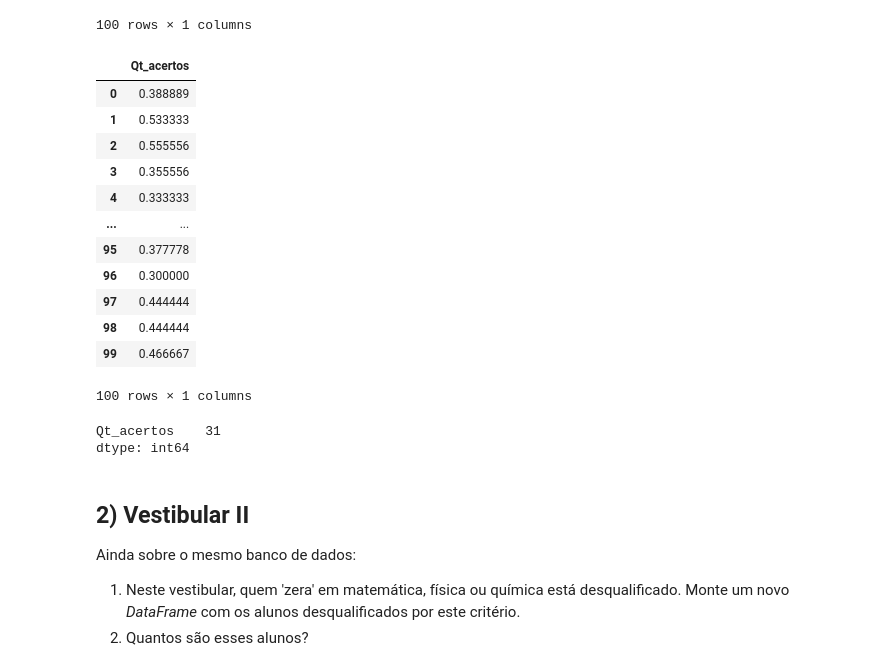
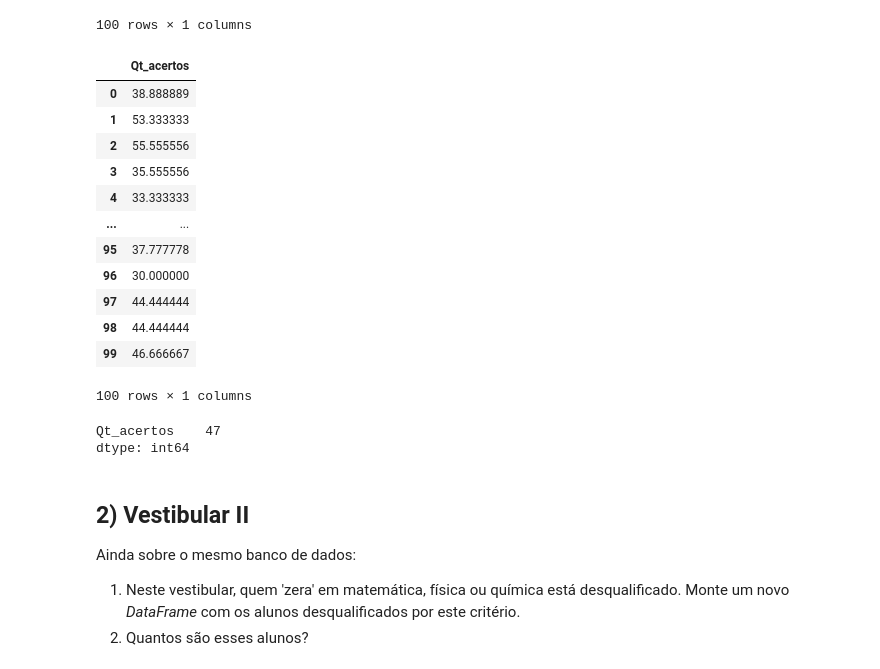
Before and after one commit to DaniloGomezzz/PCD, a Jupyter notebook: PCD - Mod1 - Pratique2.ipynb, the cells around one changed output. Cells and saved outputs as stored; diff of their text form; code cells hidden in the pictures.

```diff
--- a/PCD - Mod1 - Pratique2.ipynb
+++ b/PCD - Mod1 - Pratique2.ipynb
@@ -67,29 +67,30 @@ total
 100 rows × 1 columns
 # %%
 # 3) Seu código aqui
-total / 90
+porcentagem = (total/90) * 100
+porcentagem
 # %% [output]
 |  | Qt_acertos |
-| 0 | 0.388889 |
-| 1 | 0.533333 |
-| 2 | 0.555556 |
-| 3 | 0.355556 |
-| 4 | 0.333333 |
+| 0 | 38.888889 |
+| 1 | 53.333333 |
+| 2 | 55.555556 |
+| 3 | 35.555556 |
+| 4 | 33.333333 |
 | ... | ... |
-| 95 | 0.377778 |
-| 96 | 0.300000 |
-| 97 | 0.444444 |
-| 98 | 0.444444 |
-| 99 | 0.466667 |
+| 95 | 37.777778 |
+| 96 | 30.000000 |
+| 97 | 44.444444 |
+| 98 | 44.444444 |
+| 99 | 46.666667 |
 100 rows × 1 columns
 # %%
 # 4) Seu código aqui
-alunos_45 = total[total['Qt_acertos'] > 45]
+alunos_45 = total[porcentagem > 45]
 alunos_45
 
 alunos_45.count()
 # %% [output]
-Qt_acertos    31
+Qt_acertos    47
 dtype: int64
 # %% [markdown]
 ## 2) Vestibular II
```
Also changed, not shown: parts of 5 cells of this notebook.
